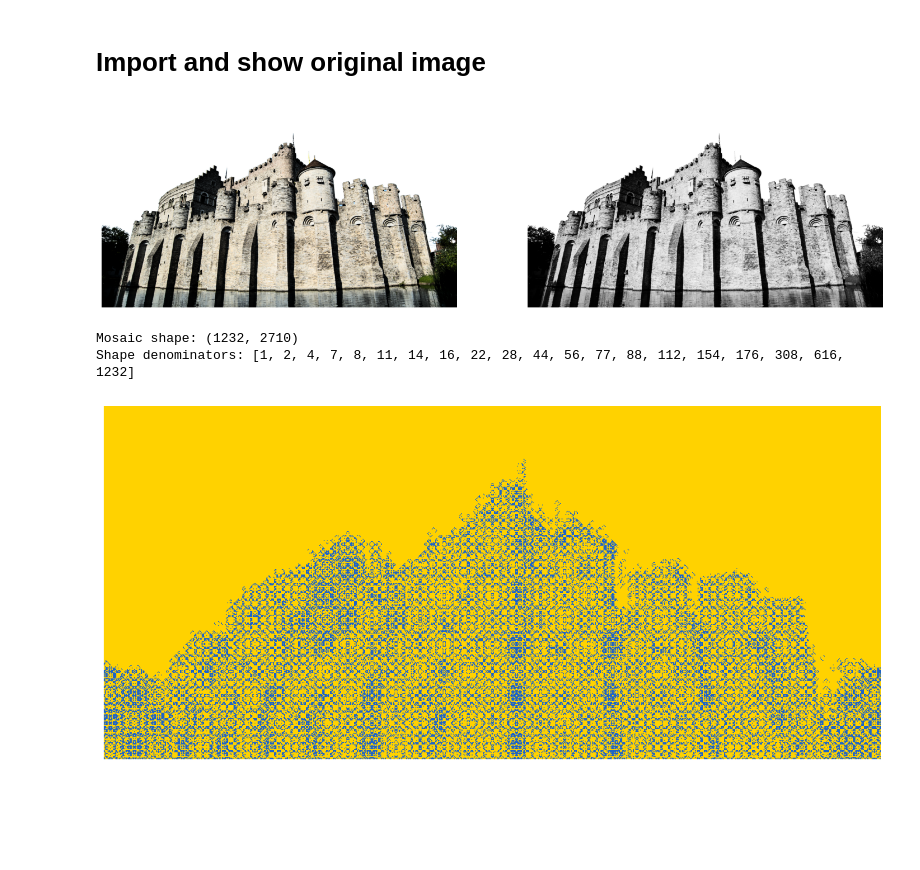
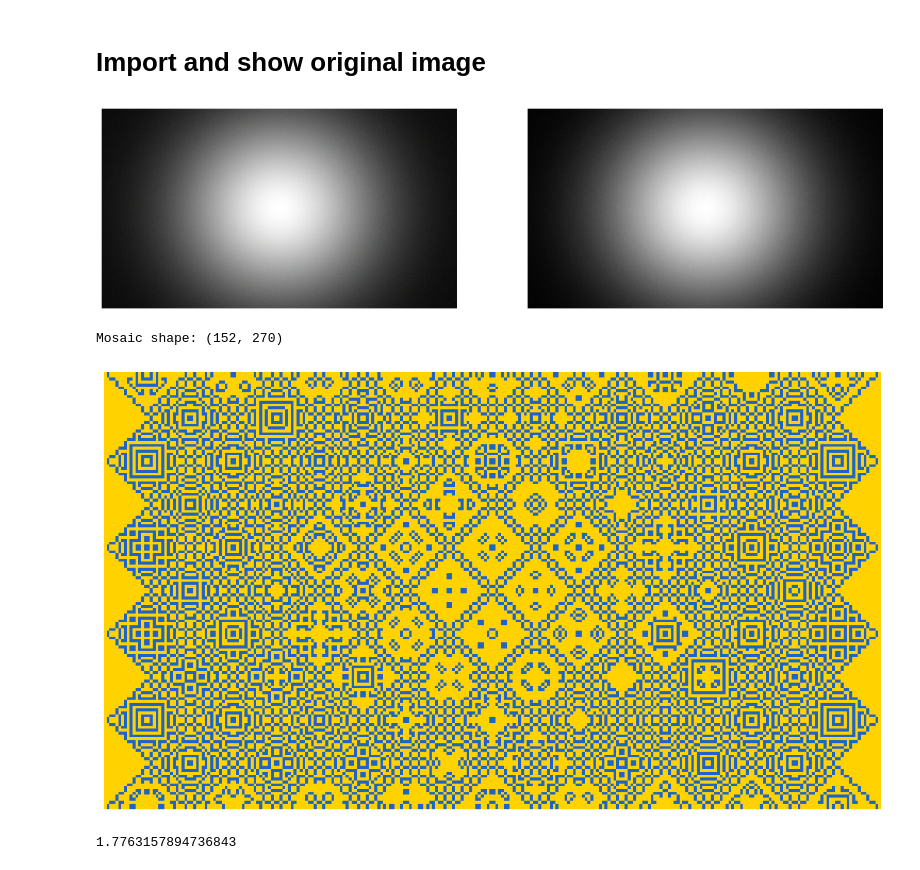
Before and after one commit to mrollier/game-of-life-mosaics, a Jupyter notebook: notebooks/make_website_background.ipynb, the cells around one changed output. Drawn from its saved outputs; the diff is of its cells as text; code cells hidden in the pictures; blank space fills up the shorter version.

```diff
--- a/notebooks/make_website_background.ipynb
+++ b/notebooks/make_website_background.ipynb
@@ -33,8 +33,8 @@ ugent_yellow = '#FFD200'  # warm yellow
 # %% [markdown]
 # Import and show original image
 # %%
-image_name = "gravensteen-high_contrast"
-extension = "png"
+image_name = "gradient_centre"
+extension = "jpg"
 image_path = f"../input/images/{image_name}.{extension}"
 
 img = Image.open(image_path)
@@ -45,17 +45,17 @@ axs[0].imshow(img)
 axs[1].imshow(img.convert('L'), cmap='gray')
 for ax in axs: ax.axis('off')
 # %% [output]
-[figure, old version]
+[figure, new version]
 # %%
 SAVEFIG = True
 
-grid_size=160
-level=4
+grid_size=12
+level=5
 invert=True
 random=True
-empty_tiles_cutoff=.99
-horizontal_cropping = .01
-bottom_cropping = .2
+empty_tiles_cutoff=1.
+horizontal_cropping = 0.0
+bottom_cropping = 1.
 
 # Load the image and convert it to a still life mosaic
 img = mosaics.load_image(image_path, grayscale=True)
@@ -67,12 +67,14 @@ solution_mosaic = mosaics.image_to_still_life(image_path,
                                             empty_tiles_cutoff=empty_tiles_cutoff)
 
 # crop horizontally
-crop_pixels = int(horizontal_cropping * solution_mosaic.shape[1] / 2)
-solution_mosaic = solution_mosaic[:, crop_pixels:-crop_pixels]
+if horizontal_cropping:
+    crop_pixels = int(horizontal_cropping * solution_mosaic.shape[1] / 2)
+    solution_mosaic = solution_mosaic[:, crop_pixels:-crop_pixels]
 
 # crop bottom
-crop_pixels = int(bottom_cropping * solution_mosaic.shape[0])
-solution_mosaic = solution_mosaic[:-crop_pixels, :]
+if bottom_cropping<1:
+    crop_pixels = int(bottom_cropping * solution_mosaic.shape[0])
+    solution_mosaic = solution_mosaic[:-crop_pixels, :]
 
 fig, ax = plt.subplots(1, 1, figsize=(15, 15))
 fig_size = 10
@@ -90,37 +92,40 @@ plt.subplots_adjust(left=0, right=1, top=1, bottom=0)
 
 if SAVEFIG:
     dpi = solution_mosaic.shape[1] // fig_size
     plt.savefig(f'../output/{image_name}-mosaic-level{level}-gridsize{grid_size}.png',
                 dpi=dpi, # 100 dpi × 10 inches = 1000 pixels
                 bbox_inches='tight',
                 pad_inches=0)
     # plt.close()
 
 def list_denominators(n):
     """
     Return a sorted list of all positive divisors of the positive integer n.
     Raises ValueError for non-positive or non-integer input.
     """
     if not isinstance(n, int) or n <= 0:
         raise ValueError("n must be a positive integer")
     import math
     small, large = [], []
     i = 1
     while i * i <= n:
         if n % i == 0:
             small.append(i)
             j = n // i
             if j != i:
                 large.append(j)
         i += 1
     return small + large[::-1]
 
 print("Mosaic shape:", solution_mosaic.shape)
-print("Shape denominators:", list_denominators(solution_mosaic.shape[0]))
+# print("Shape denominators:", list_denominators(solution_mosaic.shape[0]))
 # %% [output]
-Mosaic shape: (1232, 2710)
-Shape denominators: [1, 2, 4, 7, 8, 11, 14, 16, 22, 28, 44, 56, 77, 88, 112, 154, 176, 308, 616, 1232]
+Mosaic shape: (152, 270)
-[figure, old version]
+[figure, new version]
+# %%
+270/152
+# %% [output]
+1.7763157894736843
 # %%
 # export as .cells file
 
```
Also changed, not shown: 4 other files.
